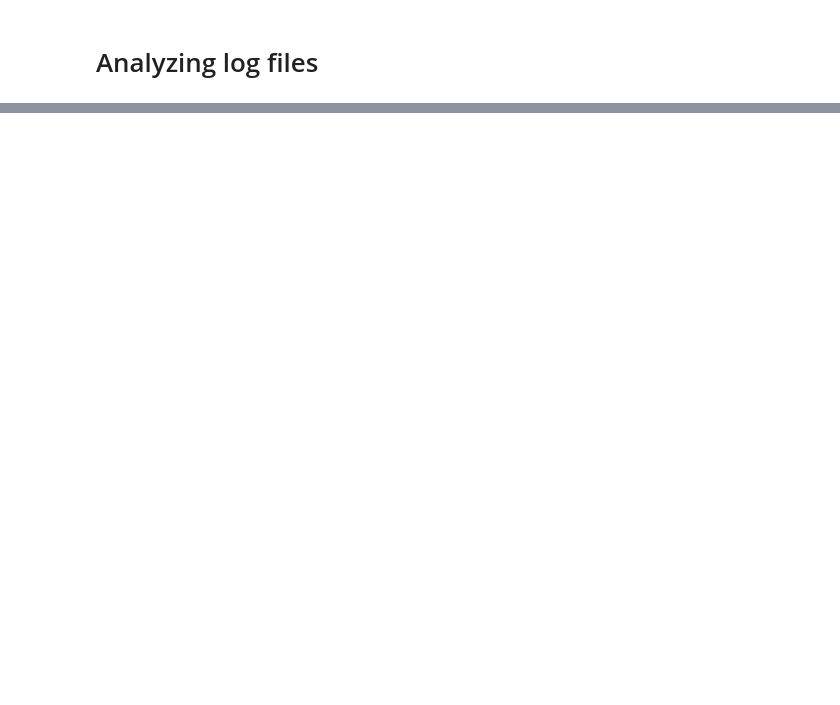
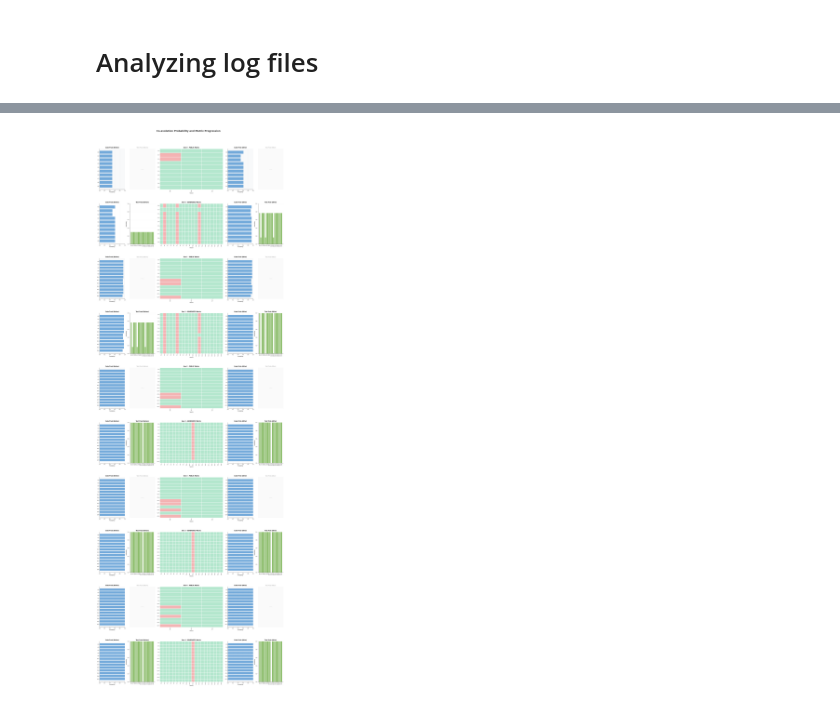
Before and after one commit to wso2-incubator/BACE, a Jupyter notebook: Experiments/notebooks/coevolution/gen_log_analyzer.ipynb, the cells around one changed output, grey strips where cells are left out. Saved outputs shown, nothing was run; the diff lists cells and outputs as text; code cells hidden in the pictures; blank space fills up the shorter version.

```diff
--- a/Experiments/notebooks/coevolution/gen_log_analyzer.ipynb
+++ b/Experiments/notebooks/coevolution/gen_log_analyzer.ipynb
@@ -597,0 +1496,6 @@ tidy_code_events_df[tidy_code_events_df['id'] == 'C0']
+# %%
+code_prob_df = get_before_after_prob_updates_for_code(code_events_df)
+test_prob_df = get_before_after_prob_updates_for_tests(test_events_df)
+plot_full_coevolution_dashboard(code_prob_df, test_prob_df, public_observation_matrices, generated_observation_matrices)
+# %% [output]
+[figure, added]
```
Also changed, not shown: parts of 8 cells of this notebook.
